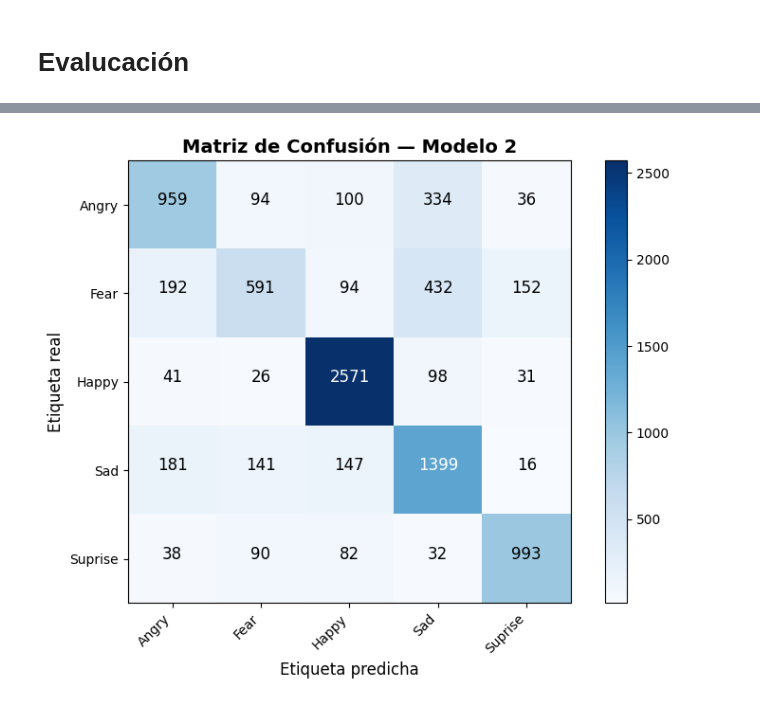
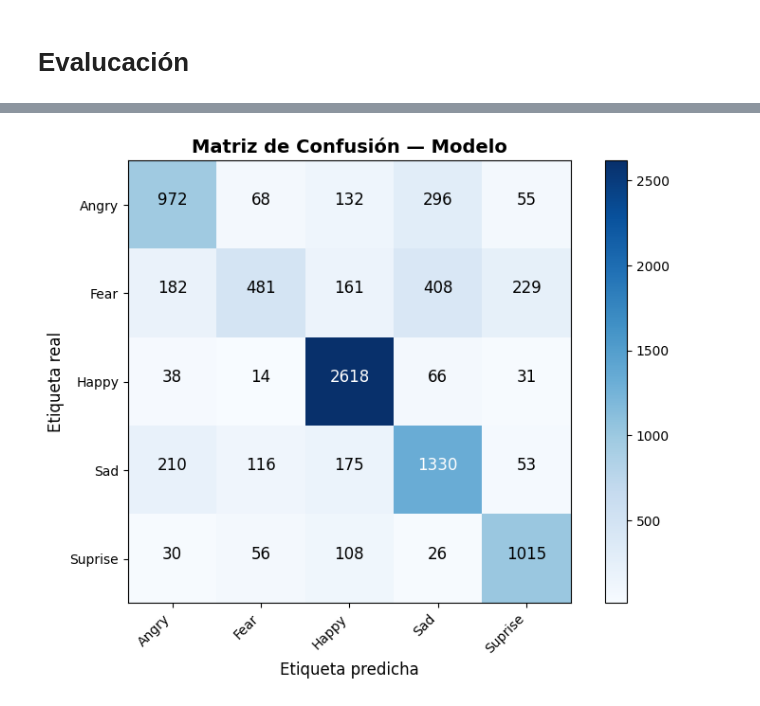
Before and after one commit to jacobo-perez-manteiga/Taller-3-CNN, a Jupyter notebook: PW2_E1_GROUP[n].ipynb, the cells around one changed output, grey strips where cells are left out. Drawn from its saved outputs; the diff is of its cells as text; code cells hidden in the pictures.

```diff
--- a/PW2_E1_GROUP[n].ipynb
+++ b/PW2_E1_GROUP[n].ipynb
@@ -409,38 +412,29 @@ Modelo 2
 # %% [markdown]
 # Evalucación
 # %%
-# El modelo K es el que quedó entrenado como mejor modelo
-# Si lo tienes guardado en una variable lo usas directamente
-# Si no, vuelve a definirlo y entrenarlo con los hiperparámetros del modelo K:
-# kernel 5x5, BatchNorm, Dropout 0.25/0.25/0.4, Flatten, Dense 256, lr=0.001, 20 épocas
+#cargo el modelo ganador que guarde previamente
+modelo1 = tf.keras.models.load_model('modelo1.h5')
 
-# Mapeo índice → nombre de clase
+#mapeo índice → nombre de clase
 idx_a_clase = {v: k for k, v in gen_test.class_indices.items()}
 
-# Tomar una imagen real del generador de test
+#pilllo una imagen real del generador de test
 X_test_batch, Y_test_batch = next(gen_test)
 
-# Coger la primera imagen del lote
+#cogo la primera imagen del lote
 imagen = X_test_batch[0]
 etiqueta_real = idx_a_clase[np.argmax(Y_test_batch[0])]
-# Patrón de predicción del Taller 01: modelo.predict + np.argmax
-# Se expande la dimensión porque el modelo espera un lote, no una imagen sola
+prediccion = modelo1.predict(tf.expand_dims(imagen, 0))[0]
 
-prediccion = modelo.predict(tf.expand_dims(imagen, 0))[0]
-
-# Obtener los índices ordenados de mayor a menor probabilidad
+#otengo los índices ordenados de mayor a menor probabilidad
 top3_indices = np.argsort(prediccion)[::-1][:3]
 
-# Mostrar la imagen con sus top-3 predicciones
+#muestro la imagen con sus top-3 predicciones
 plt.figure(figsize=(10, 4))
-
-# Imagen
 plt.subplot(1, 2, 1)
 plt.imshow(imagen.reshape(TAMANO_IMG), cmap='gray_r')
 plt.title(f'Etiqueta real: {etiqueta_real}', fontsize=12, fontweight='bold')
 plt.axis('off')
-
-# Barras de probabilidad top-3
 plt.subplot(1, 2, 2)
 nombres_top3 = [idx_a_clase[i] for i in top3_indices]
 probs_top3   = [prediccion[i] * 100 for i in top3_indices]
@@ -452,7 +446,7 @@ plt.xlabel('Probabilidad (%)')
 plt.title('Top-3 predicciones', fontsize=12, fontweight='bold')
 plt.xlim(0, 100)
 
-# Etiquetas de porcentaje en las barras
+#etiquetas de porcentaje en las barras
 for bar, prob in zip(bars, probs_top3[::-1]):
     plt.text(bar.get_width() + 1, bar.get_y() + bar.get_height()/2,
              f'{prob:.1f}%', va='center', fontsize=10)
@@ -465,30 +460,25 @@ plt.show()
 # %%
-# Obtener predicciones sobre TODO el conjunto de test
-# (Taller 01 y 02: modelo.predict sobre el generador completo)
 gen_test.reset()  # reiniciar el generador al principio
-Y_pred_probs = modelo.predict(gen_test, steps=math.ceil(gen_test.samples / TAMANO_LOTE))
+Y_pred_probs = modelo1.predict(gen_test, steps=math.ceil(gen_test.samples / TAMANO_LOTE))
 
-# Convertir probabilidades a clases
+#convertimos las probabilidades a clases
 Y_pred = np.argmax(Y_pred_probs, axis=1)
 Y_real = gen_test.classes
 
-# Nombres de clases en orden
+#ponemos los nombres de clases en orden y calculamos la matriz
 nombres_clases = list(gen_test.class_indices.keys())
-
-# Calcular matriz de confusión
 cm = confusion_matrix(Y_real, Y_pred)
 
-# Visualizar (patrón de Taller 01)
 plt.figure(figsize=(8, 6))
 plt.imshow(cm, interpolation='nearest', cmap=plt.cm.Blues)
-plt.title('Matriz de Confusión — Modelo 2', fontsize=14, fontweight='bold')
+plt.title('Matriz de Confusión — Modelo', fontsize=14, fontweight='bold')
 plt.colorbar()
 
 tick_marks = np.arange(len(nombres_clases))
 plt.xticks(tick_marks, nombres_clases, rotation=45, ha='right')
 plt.yticks(tick_marks, nombres_clases)
 
-# Escribir los valores dentro de cada celda
+#para ver los valores dentro de cada celda
 thresh = cm.max() / 2
 for i, j in itertools.product(range(cm.shape[0]), range(cm.shape[1])):
     plt.text(j, i, str(cm[i, j]),
@@ -505 +495 @@ plt.show()
-[figure, old version]
+[figure, new version]
```
Also changed, not shown: parts of 9 cells of this notebook, 1 other file.
